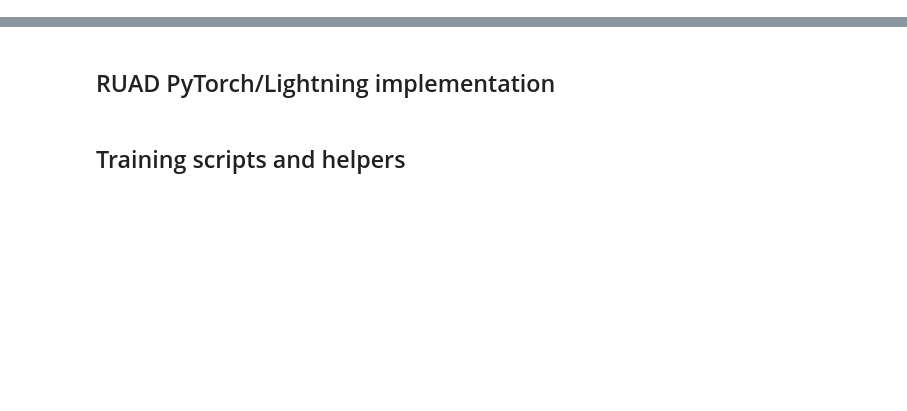
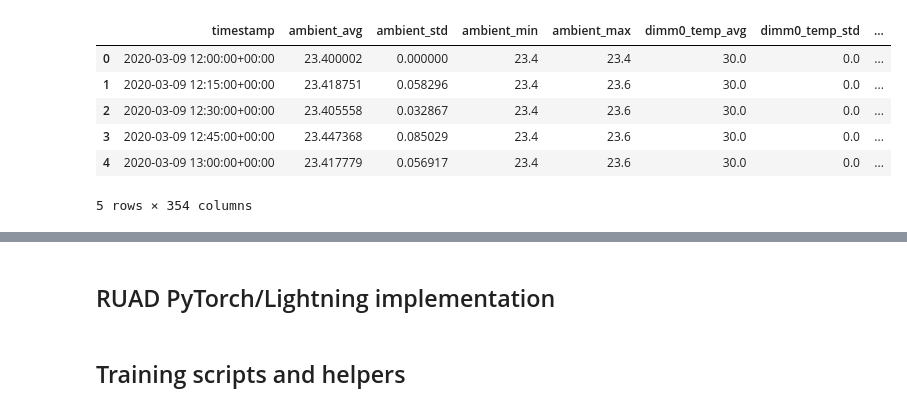
Before and after one commit to prahtz/nlp-ad-m100, a Jupyter notebook: nlp_ad_m100.ipynb, the cells around one changed output, grey strips where cells are left out. Drawn from its saved outputs; the diff is of its cells as text; code cells hidden in the pictures; blank space fills up the shorter version.

```diff
--- a/nlp_ad_m100.ipynb
+++ b/nlp_ad_m100.ipynb
@@ -77,3 +106,14 @@ class TimeAggregatedNode(Dataset):
 
 root_path = "data/time-aggregated/17.parquet"
 dataset = TimeAggregatedNode(root_path, "descriptions.csv", 20)
+# %%
+data = pd.read_parquet(root_path)
+data.head()
+# %% [output]
+|  | timestamp | ambient_avg | ambient_std | ambient_min | ambient_max | dimm0_temp_avg | dimm0_temp_std | ... |
+| 0 | 2020-03-09 12:00:00+00:00 | 23.400002 | 0.000000 | 23.4 | 23.4 | 30.0 | 0.0 | ... |
+| 1 | 2020-03-09 12:15:00+00:00 | 23.418751 | 0.058296 | 23.4 | 23.6 | 30.0 | 0.0 | ... |
+| 2 | 2020-03-09 12:30:00+00:00 | 23.405558 | 0.032867 | 23.4 | 23.6 | 30.0 | 0.0 | ... |
+| 3 | 2020-03-09 12:45:00+00:00 | 23.447368 | 0.085029 | 23.4 | 23.6 | 30.0 | 0.0 | ... |
+| 4 | 2020-03-09 13:00:00+00:00 | 23.417779 | 0.056917 | 23.4 | 23.6 | 30.0 | 0.0 | ... |
+5 rows × 354 columns
```
Also changed, not shown: parts of 19 cells of this notebook.
